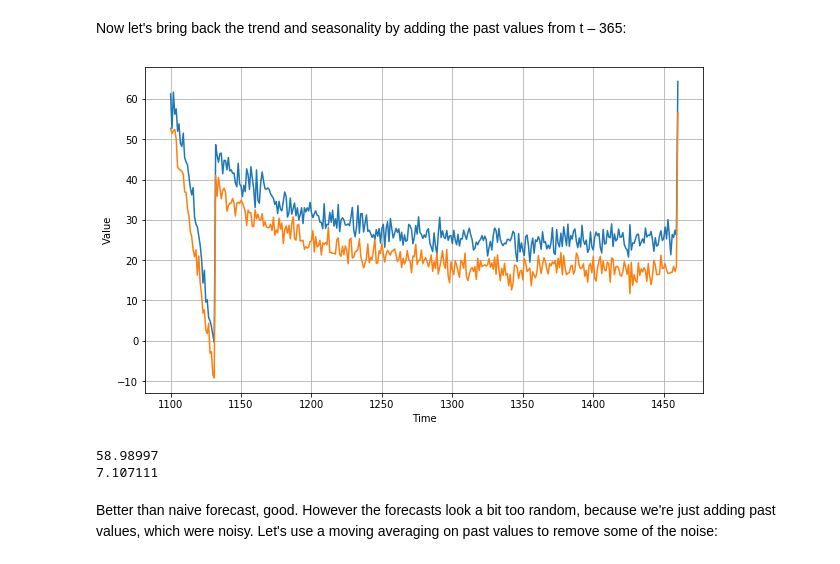
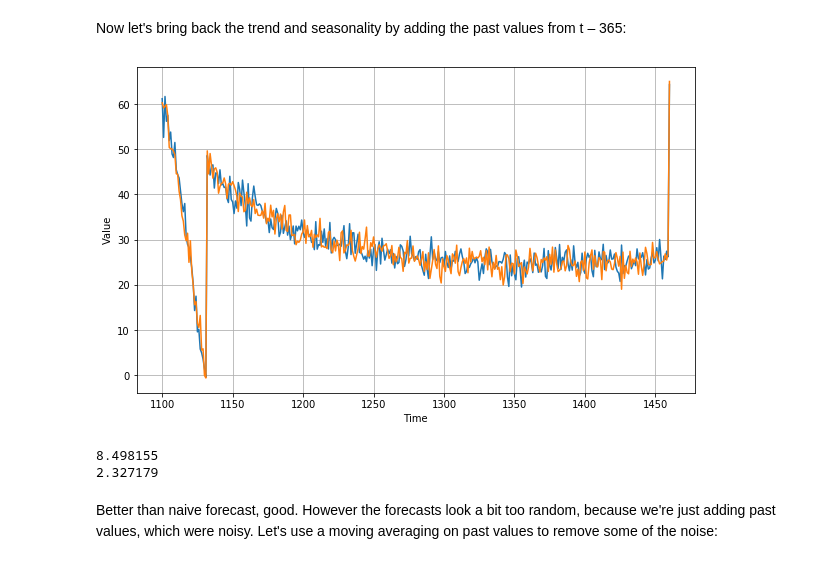
Before and after one commit to sergejhorvat/TensorFlow-in-Practice---Coursera, a Jupyter notebook: Sequences, Time Series and Prediction/Week 1 Exercise Question.ipynb, the cells around one changed output. Drawn from its saved outputs; the diff is of its cells as text; code cells hidden in the pictures.

```diff
--- a/Sequences, Time Series and Prediction/Week 1 Exercise Question.ipynb
+++ b/Sequences, Time Series and Prediction/Week 1 Exercise Question.ipynb
@@ -203,25 +203,24 @@ plt.show()
 # %% [markdown]
 Now let's bring back the trend and seasonality by adding the past values from t – 365:
 # %%
-diff_moving_avg_plus_past = series[split_time - 365 : -365] - diff_moving_avg  # YOUR CODE HERE
+diff_moving_avg_plus_past = series[split_time - 365 : -365] + diff_moving_avg  # YOUR CODE HERE
 
 plt.figure(figsize=(10, 6))
 plot_series(time_valid, x_valid) # YOUR CODE HERE
 plot_series(time_valid, diff_moving_avg_plus_past) # YOUR CODE HERE
 plt.show()
 # Expected output: Chart from 1100->1450+ on X. Same chart as earlier for time series, but projection overlaid looks close in value to it
 # %% [output]
-[figure, old version]
+[figure, new version]
 # %%
-
 print(keras.metrics.mean_squared_error(x_valid, diff_moving_avg_plus_past).numpy())
 print(keras.metrics.mean_absolute_error(x_valid, diff_moving_avg_plus_past).numpy())# YOUR CODE HERE)
 # EXPECTED OUTPUT
 # 8.498155
 # 2.327179
 # %% [output]
-58.98997
-7.107111
+8.498155
+2.327179
 # %% [markdown]
 Better than naive forecast, good. However the forecasts look a bit too random, because we're just adding past values, which were noisy. Let's use a moving averaging on past values to remove some of the noise:
 # %%
```
Also changed, not shown: parts of 5 cells of this notebook.
